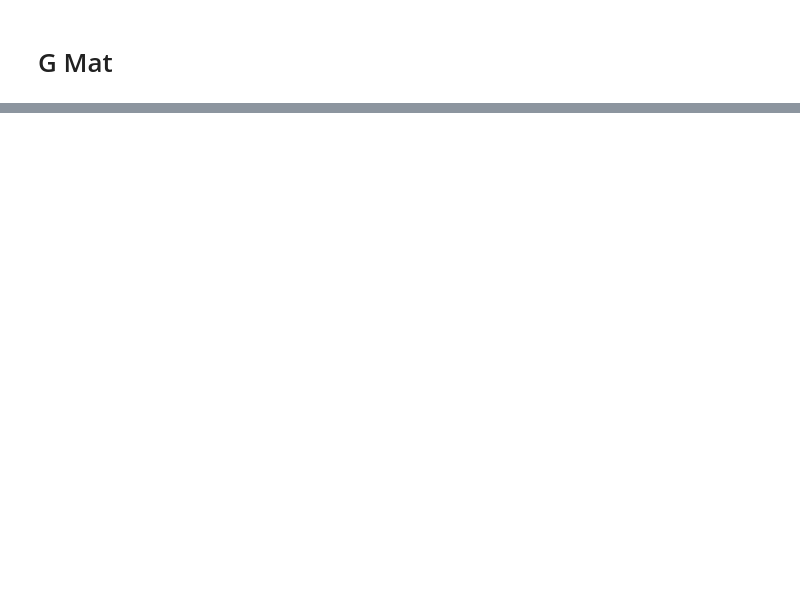
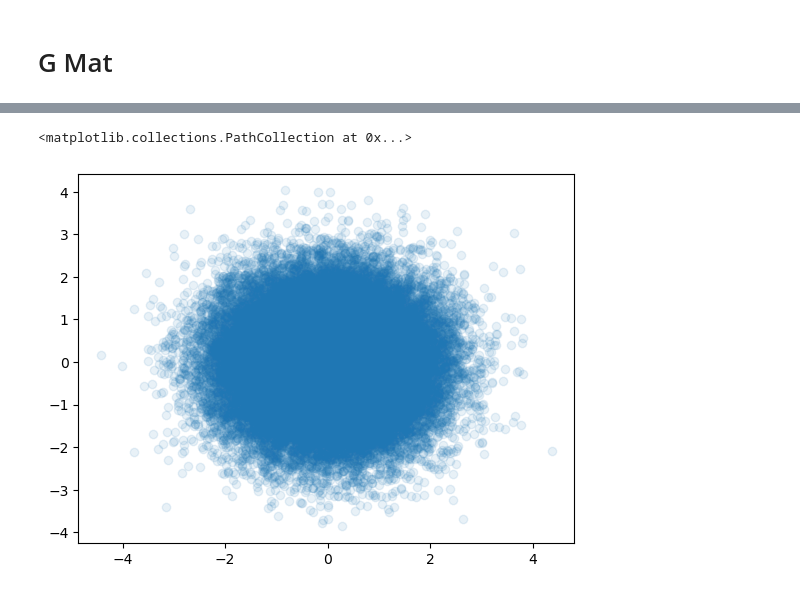
Before and after one commit to SebasGutHdz/Parametric_BV_Hamiltonian, a Jupyter notebook: ODE_solvers/test_nnx.ipynb, the cells around one changed output, grey strips where cells are left out. Drawn from its saved outputs; the diff is of its cells as text; code cells hidden in the pictures; blank space fills up the shorter version.

```diff
--- a/ODE_solvers/test_nnx.ipynb
+++ b/ODE_solvers/test_nnx.ipynb
@@ -68,6 +70,7 @@ z_samples = jax.random.normal(key,(n_samples,d))
 _,params = nnx.split(node)
 key,subkey = jax.random.split(key)
 eta = jax.tree.map(lambda p:jax.random.normal(subkey, p.shape)*10, params) #   jax.numpy.ones(p.shape)
+eta = jax.tree.map(lambda p: jax.device_put(p,device), eta)
 key,subkey = jax.random.split(key)
 epsilon = jax.tree.map(lambda p: jax.random.normal(subkey, p.shape)*0.1, params)
 eta_pert = jax.tree.map(lambda e,ep: e+ep, eta, epsilon)
@@ -75,6 +78,10 @@ eta_pert = jax.tree.map(lambda e,ep: e+ep, eta, epsilon)
 # Compute G_hat@eta
 result = G_mat.mvp(z_samples, eta)
 # %%
+key,subkey = jax.random.split(key)
+z_samples = jax.random.normal(subkey,(n_samples,d))
+z_samples = jax.device_put(z_samples,device)
+
 # Test solver
-result_solver = G_mat.solve_system(z_samples, result, tol=1e-6, maxiter=50,x0 = None, method="minres")
+result_solver, _ = G_mat.solve_system(z_samples, result, tol=1e-6, maxiter=20,x0 = eta_pert, method="minres")
 # %% [output]
@@ -115,0 +123,11 @@ jax.tree.leaves(jax.tree.map(lambda x,y: jnp.linalg.norm(x-y)/jnp.linalg.norm(y)
+# %%
+@jax.jit
+def quadratic_potential(x: Array) -> Array:
+    """
+    Evaluate quadratic potential U(x) = x^2 (sum over dimensions)
+    Args:
+        x: Array of shape (batch_size, d) - particle positions
+    Returns:
+        Array of shape (batch_size,) - potential values
+    """
+    return jnp.sum(x**2, axis=-1)
@@ -115,0 +161,17 @@ jax.tree.leaves(jax.tree.map(lambda x,y: jnp.linalg.norm(x-y)/jnp.linalg.norm(y)
+# %%
+def evaluate_energy(node: nnx.Module, z_samples: Array, params: Optional[PyTree] = None) -> Array:
+    """
+    Evaluate current energy F(ρ_θ)
+    Args:
+        node: Neural ODE model
+        z_samples: Reference samples
+        params: Parameters (if None, uses current node params)
+    Returns:
+        Energy value
+    """
+    if params is None:
+        _, params = nnx.split(node)
+
+    x_samples = node(z_samples, (0.0, 1.0), params=params)
+    potential_values = quadratic_potential(x_samples)
+    return jnp.mean(potential_values),x_samples
@@ -115,0 +241,7 @@ jax.tree.leaves(jax.tree.map(lambda x,y: jnp.linalg.norm(x-y)/jnp.linalg.norm(y)
+# %%
+import matplotlib.pyplot as plt
+
+plt.scatter(push_samples[:,0], push_samples[:,1], alpha=0.1)
+# %% [output]
+<matplotlib.collections.PathCollection at 0x...>
+[figure, added]
```
Also changed, not shown: parts of 15 cells of this notebook, 1 other file.
